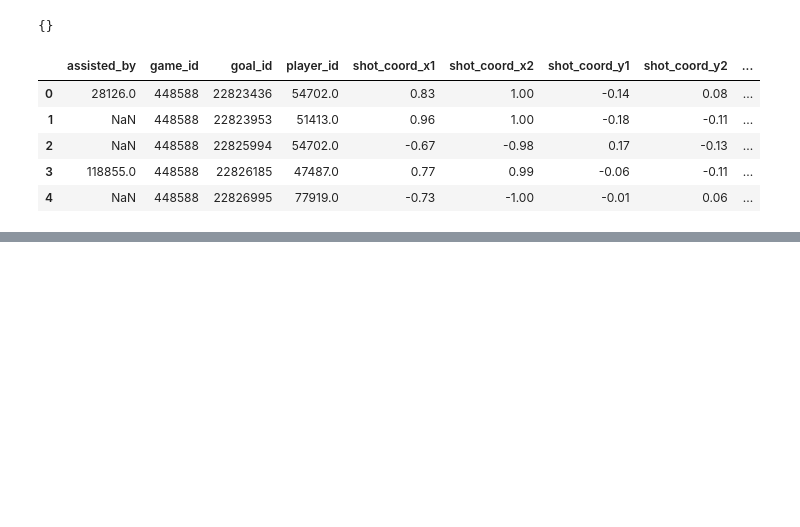
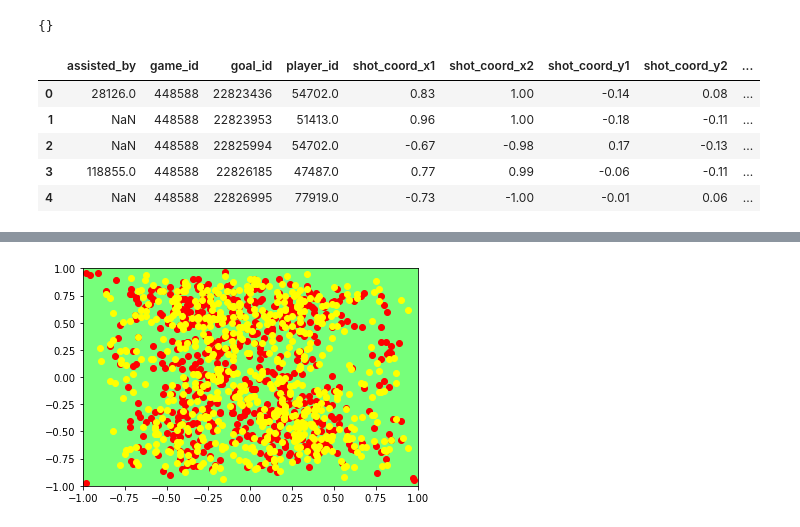
Before and after one commit to d-v-dlee/super_liga_xg, a Jupyter notebook: pass_to_shot.ipynb, the cells around one changed output, grey strips where cells are left out. Cells and saved outputs as stored; diff of their text form; code cells hidden in the pictures; blank space fills up the shorter version.

Commit message:
work on coordinate system

```diff
--- a/pass_to_shot.ipynb
+++ b/pass_to_shot.ipynb
@@ -294,0 +304,10 @@ goal_df
+# %%
+fig, ax = plt.subplots()
+# ax.scatter(completed_passes_df['shot_coord_x1'], completed_df['shot_coord_y1'])
+ax.scatter(completed_passes_df['pass_coord_x1'], completed_passes_df['pass_coord_y1'], color='red')
+ax.scatter(completed_passes_df['pass_coord_x2'], completed_passes_df['pass_coord_y2'], color='yellow')
+ax.set_xlim([-1, 1])
+ax.set_ylim([-1, 1])
+ax.set_facecolor('xkcd:lightgreen')
+# %% [output]
+[figure, added]
```
Also changed, not shown: parts of 1 cell of this notebook, 3 other files.
